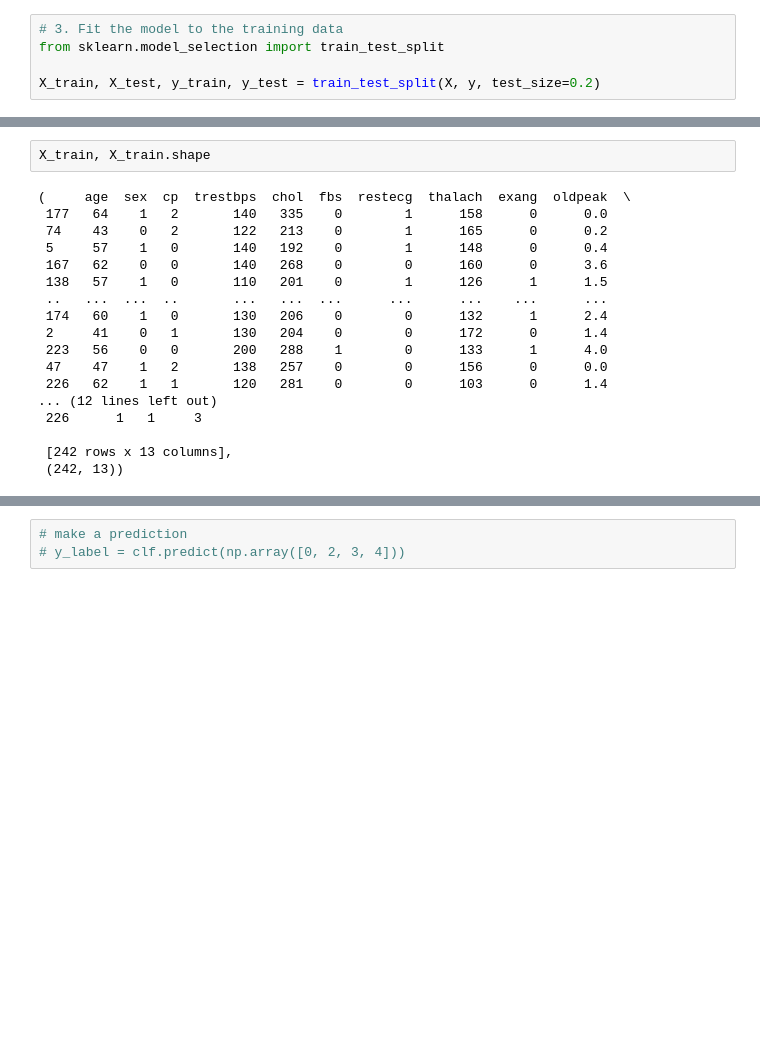
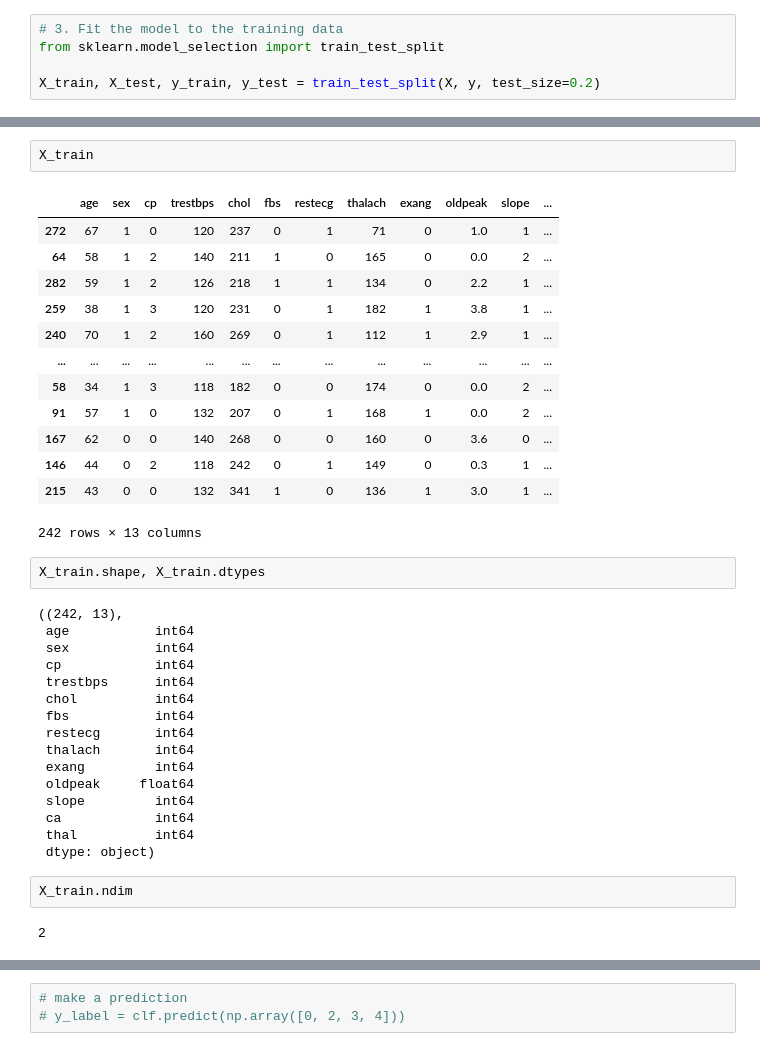
Before and after one commit to OCR-tech/zero-to-mastery-ml, a Jupyter notebook: section-2-data-science-and-ml-tools/introduction-to-scikit-learn-video1.ipynb, the cells around one changed output, grey strips where cells are left out. Saved outputs shown, nothing was run; the diff lists cells and outputs as text; blank space fills up the shorter version.

```diff
--- a/section-2-data-science-and-ml-tools/introduction-to-scikit-learn-video1.ipynb
+++ b/section-2-data-science-and-ml-tools/introduction-to-scikit-learn-video1.ipynb
@@ -150,23 +154,41 @@ clf.fit(X_train, y_train);
+# %%
+X_train
+# %% [output]
+|  | age | sex | cp | trestbps | chol | fbs | restecg | thalach | exang | oldpeak | slope | ... |
+| 272 | 67 | 1 | 0 | 120 | 237 | 0 | 1 | 71 | 0 | 1.0 | 1 | ... |
+| 64 | 58 | 1 | 2 | 140 | 211 | 1 | 0 | 165 | 0 | 0.0 | 2 | ... |
+| 282 | 59 | 1 | 2 | 126 | 218 | 1 | 1 | 134 | 0 | 2.2 | 1 | ... |
+| 259 | 38 | 1 | 3 | 120 | 231 | 0 | 1 | 182 | 1 | 3.8 | 1 | ... |
+| 240 | 70 | 1 | 2 | 160 | 269 | 0 | 1 | 112 | 1 | 2.9 | 1 | ... |
+| ... | ... | ... | ... | ... | ... | ... | ... | ... | ... | ... | ... | ... |
+| 58 | 34 | 1 | 3 | 118 | 182 | 0 | 0 | 174 | 0 | 0.0 | 2 | ... |
+| 91 | 57 | 1 | 0 | 132 | 207 | 0 | 1 | 168 | 1 | 0.0 | 2 | ... |
+| 167 | 62 | 0 | 0 | 140 | 268 | 0 | 0 | 160 | 0 | 3.6 | 0 | ... |
+| 146 | 44 | 0 | 2 | 118 | 242 | 0 | 1 | 149 | 0 | 0.3 | 1 | ... |
+| 215 | 43 | 0 | 0 | 132 | 341 | 1 | 0 | 136 | 1 | 3.0 | 1 | ... |
+242 rows × 13 columns
 # %%
-X_train, X_train.shape
+X_train.shape, X_train.dtypes
 # %% [output]
-(     age  sex  cp  trestbps  chol  fbs  restecg  thalach  exang  oldpeak  \
- 177   64    1   2       140   335    0        1      158      0      0.0
- 74    43    0   2       122   213    0        1      165      0      0.2
- 5     57    1   0       140   192    0        1      148      0      0.4
- 167   62    0   0       140   268    0        0      160      0      3.6
- 138   57    1   0       110   201    0        1      126      1      1.5
- ..   ...  ...  ..       ...   ...  ...      ...      ...    ...      ...
- 174   60    1   0       130   206    0        0      132      1      2.4
- 2     41    0   1       130   204    0        0      172      0      1.4
- 223   56    0   0       200   288    1        0      133      1      4.0
- 47    47    1   2       138   257    0        0      156      0      0.0
- 226   62    1   1       120   281    0        0      103      0      1.4
-... (12 lines left out)
- 226      1   1     3
-
- [242 rows x 13 columns],
- (242, 13))
+((242, 13),
+ age           int64
+ sex           int64
+ cp            int64
+ trestbps      int64
+ chol          int64
+ fbs           int64
+ restecg       int64
+ thalach       int64
+ exang         int64
+ oldpeak     float64
+ slope         int64
+ ca            int64
+ thal          int64
+ dtype: object)
+# %%
+X_train.ndim
+# %% [output]
+2
 # %%
 y_train, y_train.shape
 # %% [output]
```
Also changed, not shown: parts of 45 cells of this notebook.
